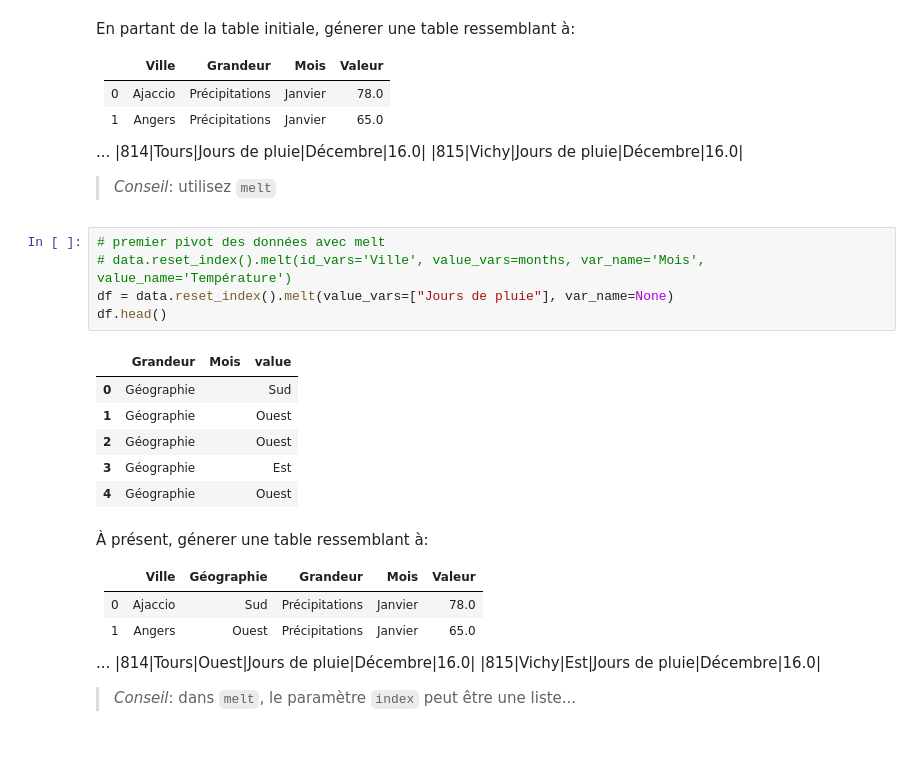
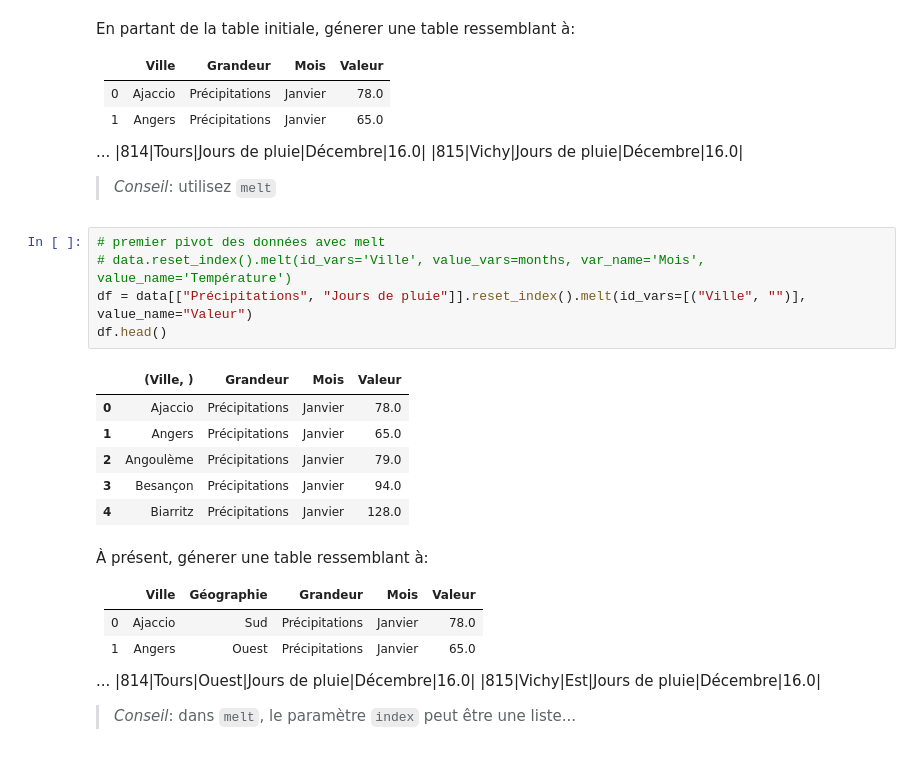
Before and after one commit to Alexandre0702/TP-Analyse-multidimentionnelle, a Jupyter notebook: TP1-pandas.ipynb, the cells around one changed output. Saved outputs shown, nothing was run; the diff lists cells and outputs as text.

```diff
--- a/TP1-pandas.ipynb
+++ b/TP1-pandas.ipynb
@@ -360,15 +362,15 @@ En partant de la table initiale, génerer une table ressemblant à:
 # %%
 # premier pivot des données avec melt
 # data.reset_index().melt(id_vars='Ville', value_vars=months, var_name='Mois', value_name='Température')
-df = data.reset_index().melt(value_vars=["Jours de pluie"], var_name=None)
+df = data[["Précipitations", "Jours de pluie"]].reset_index().melt(id_vars=[("Ville", "")], value_name="Valeur")
 df.head()
 # %% [output]
-|  | Grandeur | Mois | value |
-| 0 | Géographie |  | Sud |
-| 1 | Géographie |  | Ouest |
-| 2 | Géographie |  | Ouest |
-| 3 | Géographie |  | Est |
-| 4 | Géographie |  | Ouest |
+|  | (Ville, ) | Grandeur | Mois | Valeur |
+| 0 | Ajaccio | Précipitations | Janvier | 78.0 |
+| 1 | Angers | Précipitations | Janvier | 65.0 |
+| 2 | Angoulème | Précipitations | Janvier | 79.0 |
+| 3 | Besançon | Précipitations | Janvier | 94.0 |
+| 4 | Biarritz | Précipitations | Janvier | 128.0 |
 # %% [markdown]
 À présent, génerer une table ressemblant à:
 
```
Also changed, not shown: parts of 10 cells of this notebook.
